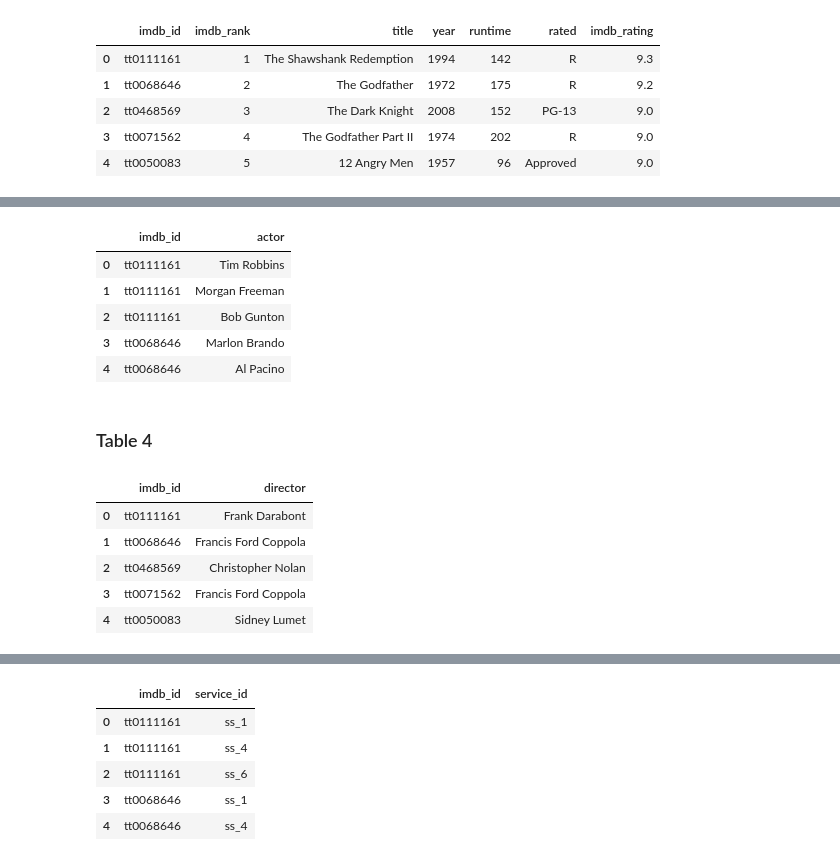
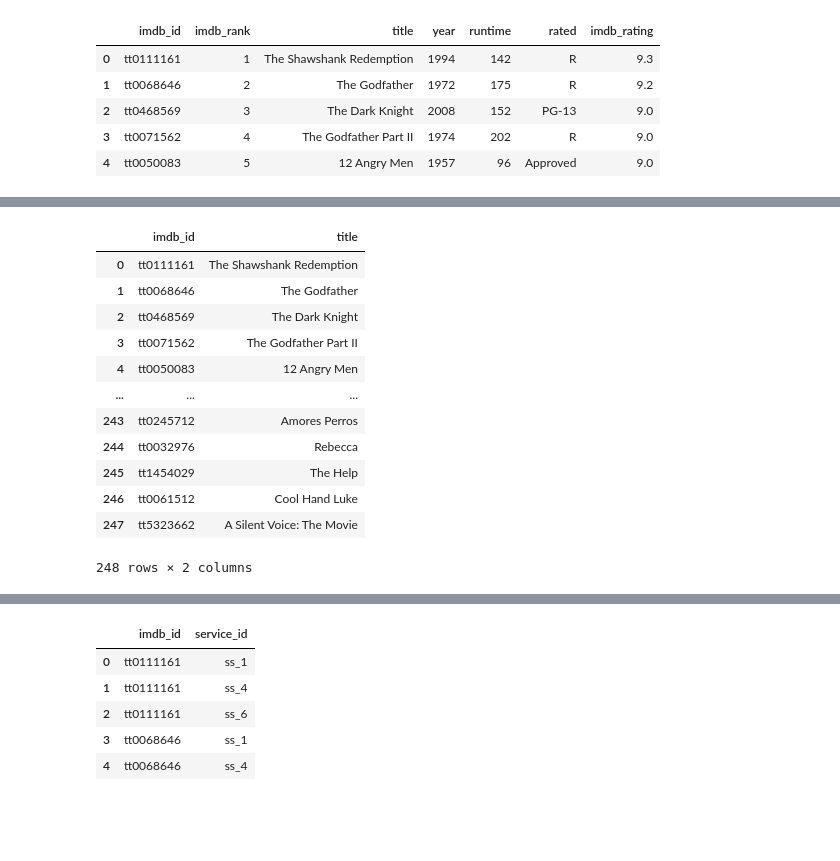
Before and after one commit to johanpramudito/ETL-Melodi, a Jupyter notebook: Load/SQL_Table/PostgreSQL_Tables.ipynb, the cells around one changed output, grey strips where cells are left out. Cells and saved outputs as stored; diff of their text form; code cells hidden in the pictures; blank space fills up the shorter version.

```diff
--- a/Load/SQL_Table/PostgreSQL_Tables.ipynb
+++ b/Load/SQL_Table/PostgreSQL_Tables.ipynb
@@ -148,21 +214,16 @@ movie_actor.to_sql(name='movie_actor', con=engine, if_exists='append', index=Fal
 # %%
-pd.read_sql_query('select * from movie_actor', con=engine).head()
+pd.read_sql_query('select * from top_imdb', con=engine)
 # %% [output]
-|  | imdb_id | actor |
-| 0 | tt0111161 | Tim Robbins |
-| 1 | tt0111161 | Morgan Freeman |
-| 2 | tt0111161 | Bob Gunton |
-| 3 | tt0068646 | Marlon Brando |
-| 4 | tt0068646 | Al Pacino |
+|  | imdb_id | title |
+| 0 | tt0111161 | The Shawshank Redemption |
+| 1 | tt0068646 | The Godfather |
+| 2 | tt0468569 | The Dark Knight |
+| 3 | tt0071562 | The Godfather Part II |
+| 4 | tt0050083 | 12 Angry Men |
+| ... | ... | ... |
+| 243 | tt0245712 | Amores Perros |
+| 244 | tt0032976 | Rebecca |
+| 245 | tt1454029 | The Help |
+| 246 | tt0061512 | Cool Hand Luke |
+| 247 | tt5323662 | A Silent Voice: The Movie |
+248 rows × 2 columns
-# %% [markdown]
-### Table 4
-# %%
-movie_director = pd.read_csv('../../Output/Transform_Results/movie_director.csv')
-movie_director.head()
-# %% [output]
-|  | imdb_id | director |
-| 0 | tt0111161 | Frank Darabont |
-| 1 | tt0068646 | Francis Ford Coppola |
-| 2 | tt0468569 | Christopher Nolan |
-| 3 | tt0071562 | Francis Ford Coppola |
-| 4 | tt0050083 | Sidney Lumet |
```
Also changed, not shown: parts of 68 cells of this notebook, 7 other files.
